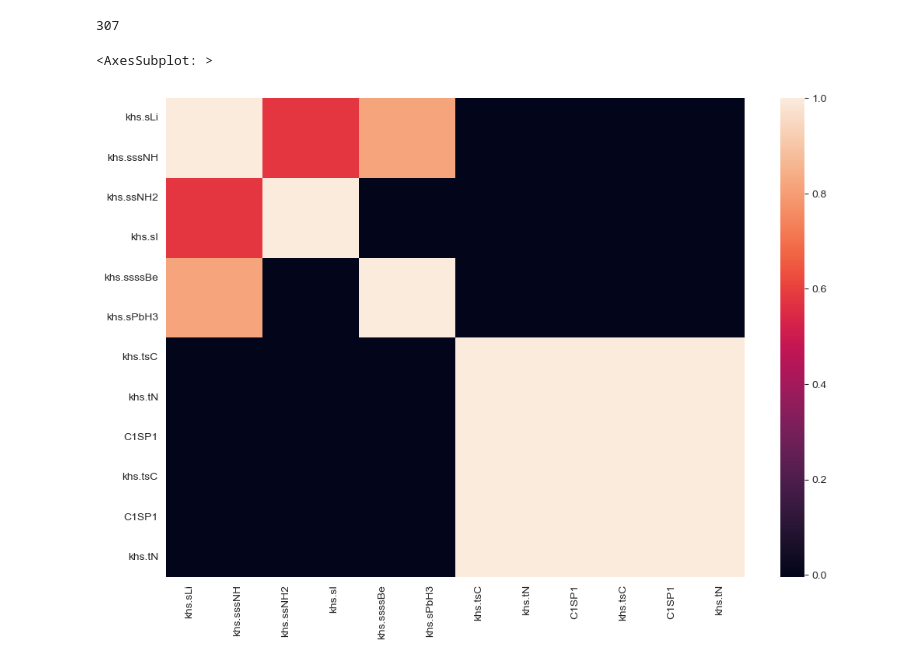
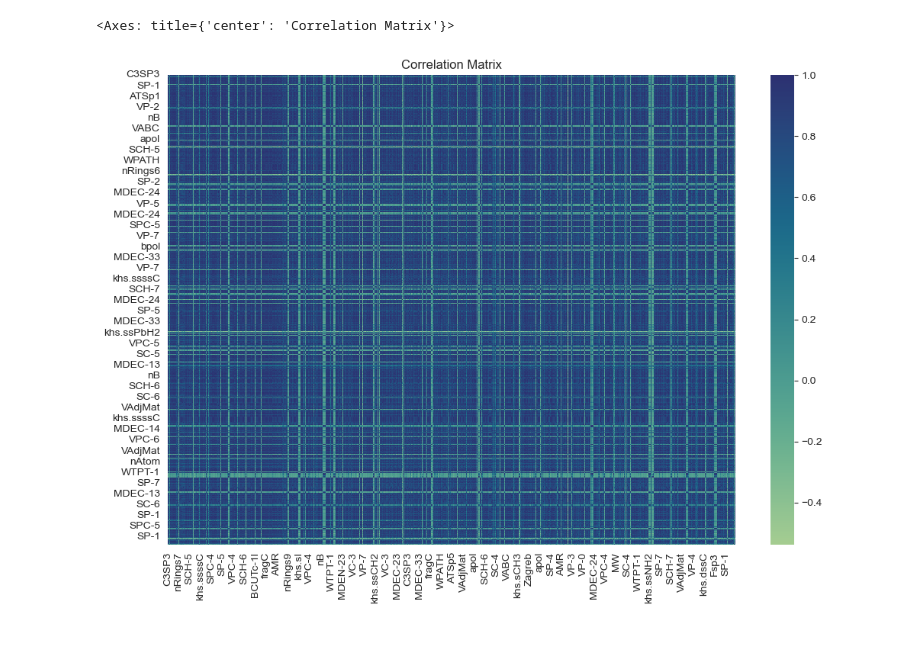
Before and after one commit to AhmadHammad21/Skin-Permeation, a Jupyter notebook: notebooks/trials/Descriptive Analysis.ipynb, the cells around one changed output. Drawn from its saved outputs; the diff is of its cells as text; code cells hidden in the pictures.

```diff
--- a/notebooks/trials/Descriptive Analysis.ipynb
+++ b/notebooks/trials/Descriptive Analysis.ipynb
@@ -24,3 +64,0 @@ sol = (corr_matrix.where(np.triu(np.ones(corr_matrix.shape), k=1).astype(bool))
-# %%
-filtered_sol = sol[sol ==1]
-filtered_sol
@@ -35,15 +152,15 @@ dtype: float64
 # %%
 lst = []
 c = 0
-for index, value in sol.items():
+for index, value in filtered_sol.items():
 
-  if index[0] == "logkpl" or index[1] == "logkpl":
+  # if index[0] == "logkpl" or index[1] == "logkpl":
 
-    plt.scatter(x=index[0], y=index[1], data=data)
-    plt.show()
+  #   # plt.scatter(x=index[0], y=index[1], data=data)
+  #   # plt.show()
 
-    lst.append(index[0])
-    lst.append(index[1])
+  lst.append(index[0])
+  lst.append(index[1])
 
   # if c == 10:
   #   break
@@ -81,10 +169,8 @@ Length: 2894, dtype: float64
-# %%
-c
-# %% [output]
-307
 # %%
+
 plt.figure(figsize=(12, 8))
-sns.heatmap(data[lst].corr())
+plt.title("Correlation Matrix")
+sns.heatmap(data[lst].corr(), cmap="crest")
 # %% [output]
-<AxesSubplot: >
+<Axes: title={'center': 'Correlation Matrix'}>
-[figure, old version]
+[figure, new version]
```
Also changed, not shown: parts of 21 cells of this notebook, 11 other files.
